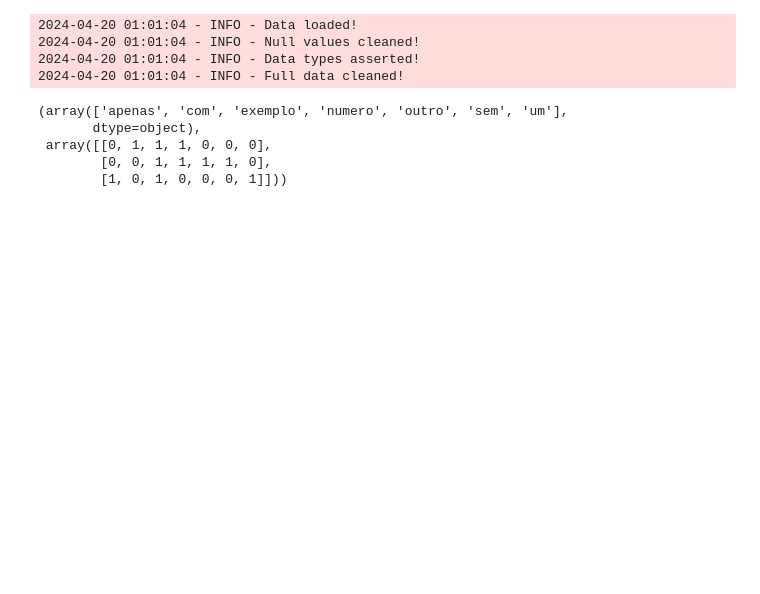
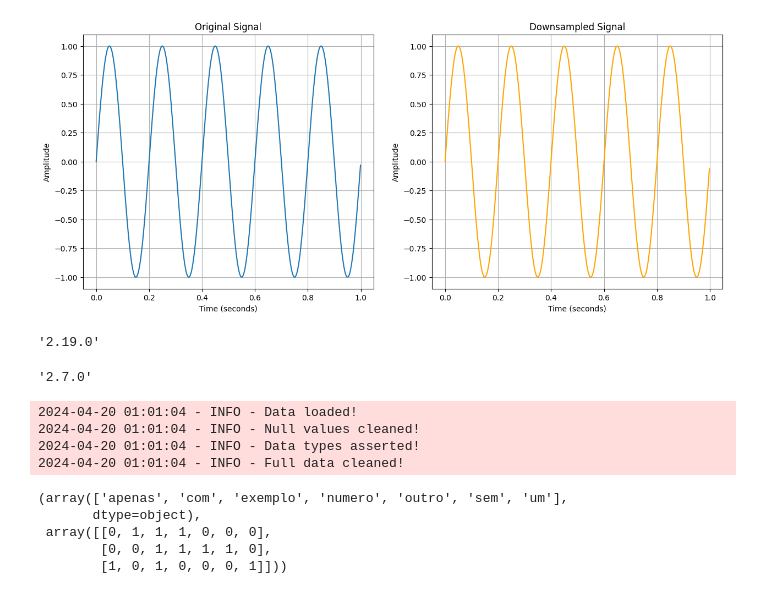
Before and after one commit to brunodifranco/mestrado-ufrgs-cmp617-tce, a Jupyter notebook: research/test.ipynb, the cells around one changed output. Cells and saved outputs as stored; diff of their text form; code cells hidden in the pictures; blank space fills up the shorter version.

```diff
--- a/research/test.ipynb
+++ b/research/test.ipynb
@@ -9,0 +50,47 @@ os.chdir("..")
+# %%
+import numpy as np
+import matplotlib.pyplot as plt
+
+# Generate a simple audio signal - a sine wave
+fs = 1000  # Original sampling frequency in Hz
+t = np.linspace(0, 1, fs, endpoint=False)  # 1 second of data
+frequency = 5  # Frequency of the sine wave in Hz
+
+# Original audio signal
+original_signal = np.sin(2 * np.pi * frequency * t)
+
+# Performing downsampling of the signal by a factor of 2
+downsampling_factor = 2
+downsampled_signal = original_signal[::downsampling_factor]
+downsampled_t = t[::downsampling_factor]
+
+# Plotting the signals for comparison
+plt.figure(figsize=(15, 6))
+
+# Original signal
+plt.subplot(1, 2, 1)
+plt.plot(t, original_signal, label='Original')
+plt.title('Original Signal')
+plt.xlabel('Time (seconds)')
+plt.ylabel('Amplitude')
+plt.grid(True)
+
+# Downsampled signal
+plt.subplot(1, 2, 2)
+plt.plot(downsampled_t, downsampled_signal, label='Downsampled', color='orange')
+plt.title('Downsampled Signal')
+plt.xlabel('Time (seconds)')
+plt.ylabel('Amplitude')
+plt.grid(True)
+# %% [output]
+[figure, added]
+# %%
+import datasets
+datasets.__version__
+# %% [output]
+'2.19.0'
+# %%
+import sentence_transformers
+sentence_transformers.__version__
+# %% [output]
+'2.7.0'
```
Also changed, not shown: parts of 2 cells of this notebook, 6 other files.
